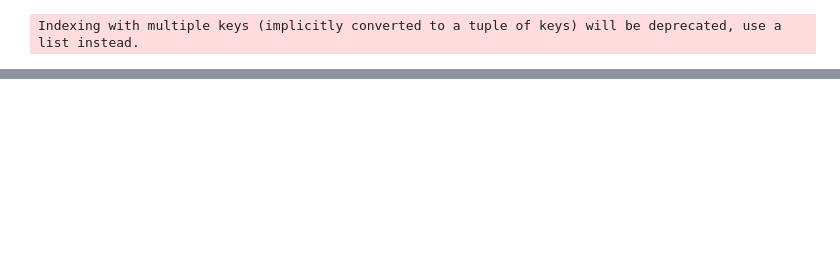
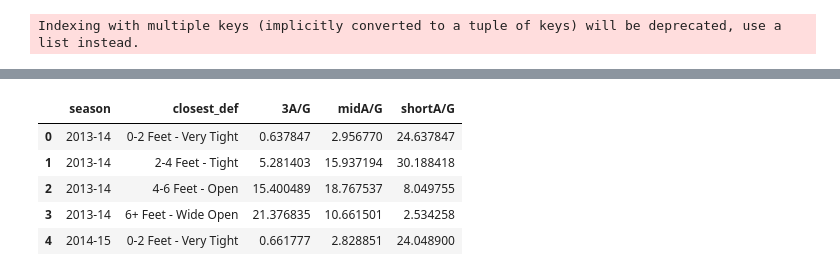
Before and after one commit to wplam107/nba_player_pos, a Jupyter notebook: notebooks/pps_seasons.ipynb, the cells around one changed output, grey strips where cells are left out. Cells and saved outputs as stored; diff of their text form; code cells hidden in the pictures; blank space fills up the shorter version.

```diff
--- a/notebooks/pps_seasons.ipynb
+++ b/notebooks/pps_seasons.ipynb
@@ -204,0 +189,11 @@ def plot_player(df, name):
+# %%
+# Keep relevent data
+c = c[['season', 'closest_def', '3A/G', 'midA/G', 'shortA/G']]
+c.head()
+# %% [output]
+|  | season | closest_def | 3A/G | midA/G | shortA/G |
+| 0 | 2013-14 | 0-2 Feet - Very Tight | 0.637847 | 2.956770 | 24.637847 |
+| 1 | 2013-14 | 2-4 Feet - Tight | 5.281403 | 15.937194 | 30.188418 |
+| 2 | 2013-14 | 4-6 Feet - Open | 15.400489 | 18.767537 | 8.049755 |
+| 3 | 2013-14 | 6+ Feet - Wide Open | 21.376835 | 10.661501 | 2.534258 |
+| 4 | 2014-15 | 0-2 Feet - Very Tight | 0.661777 | 2.828851 | 24.048900 |
```
Also changed, not shown: parts of 22 cells of this notebook.
